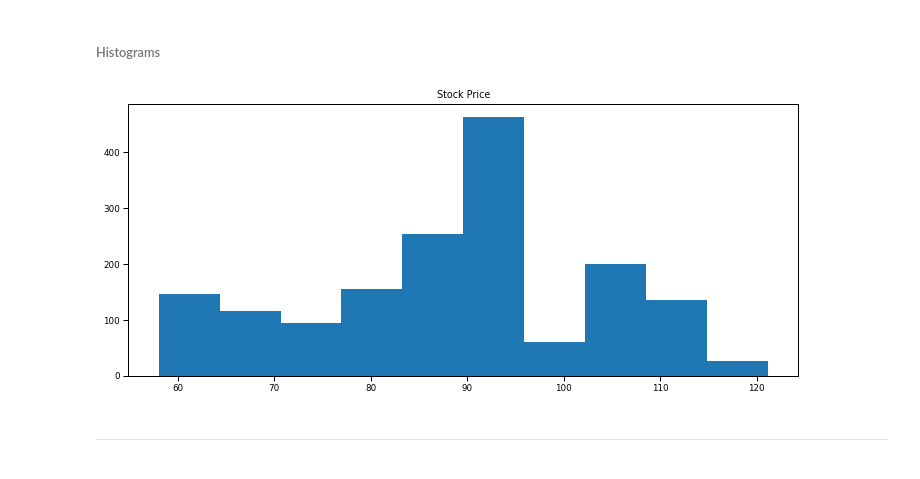
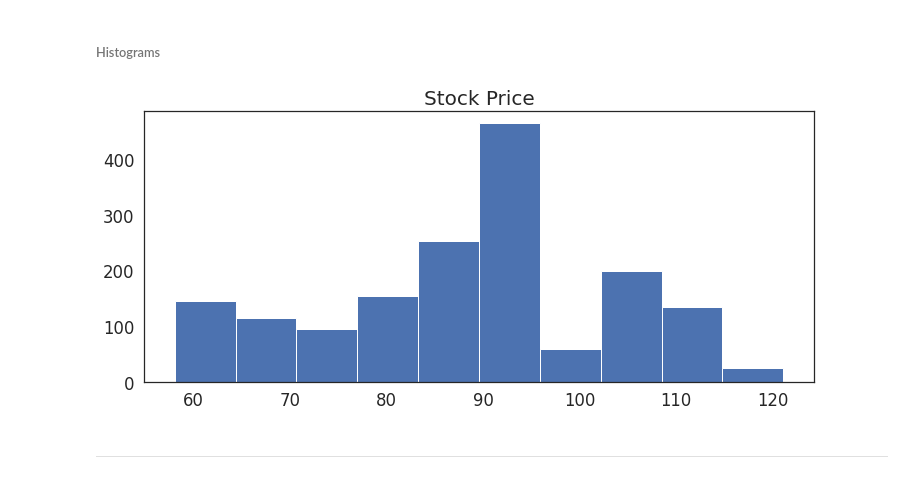
Before and after one commit to lauren-esser/Better-Stock-Market-Prediction, a Jupyter notebook: Final.ipynb, the cells around one changed output. Saved outputs shown, nothing was run; the diff lists cells and outputs as text; code cells hidden in the pictures.

```diff
--- a/Final.ipynb
+++ b/Final.ipynb
@@ -701,6 +703,10 @@ news.head(5)
 ### Stocks Exploration
 # %% [markdown]
 ###### Line Plot
+# %%
+sns.set(font_scale = 1.5)
+# %%
+sns.set_style('white')
 # %%
 #line plot of stocks price over the years
 fig = plt.figure(figsize = (15, 8))
@@ -785,11 +792,11 @@ dtype: float64
 # %%
 #build histogram to check distribution
 fig, ax = plt.subplots(figsize = (12, 5))
 ax.hist(stocks['Price'])
-ax.set_title('Stock Price')
+ax.set_title('Stock Price', fontsize = 20)
 plt.show()
 # %% [output]
-[figure, old version]
+[figure, new version]
 # %% [markdown]
 ---
 # %% [markdown]
```
Also changed, not shown: parts of 65 cells of this notebook.
